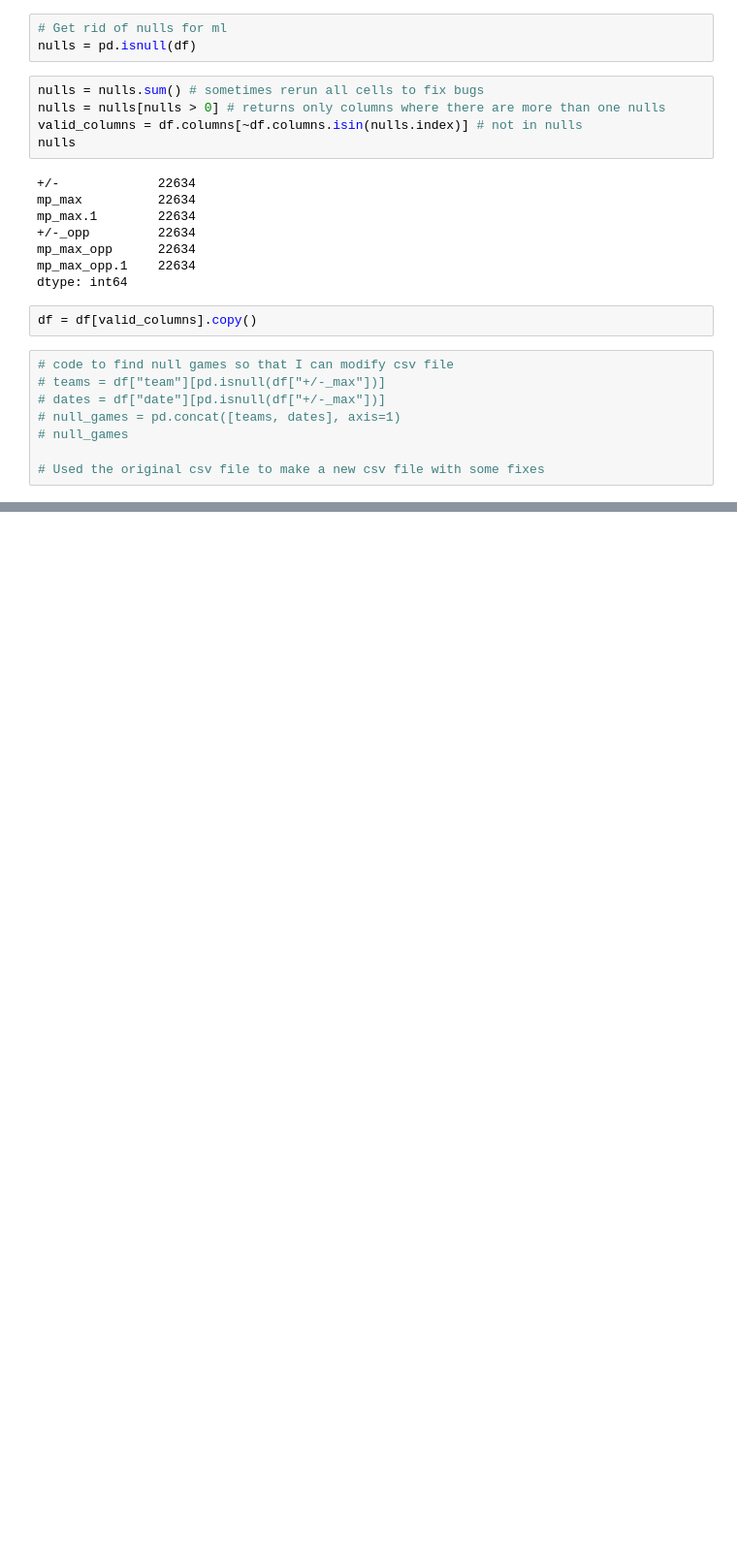
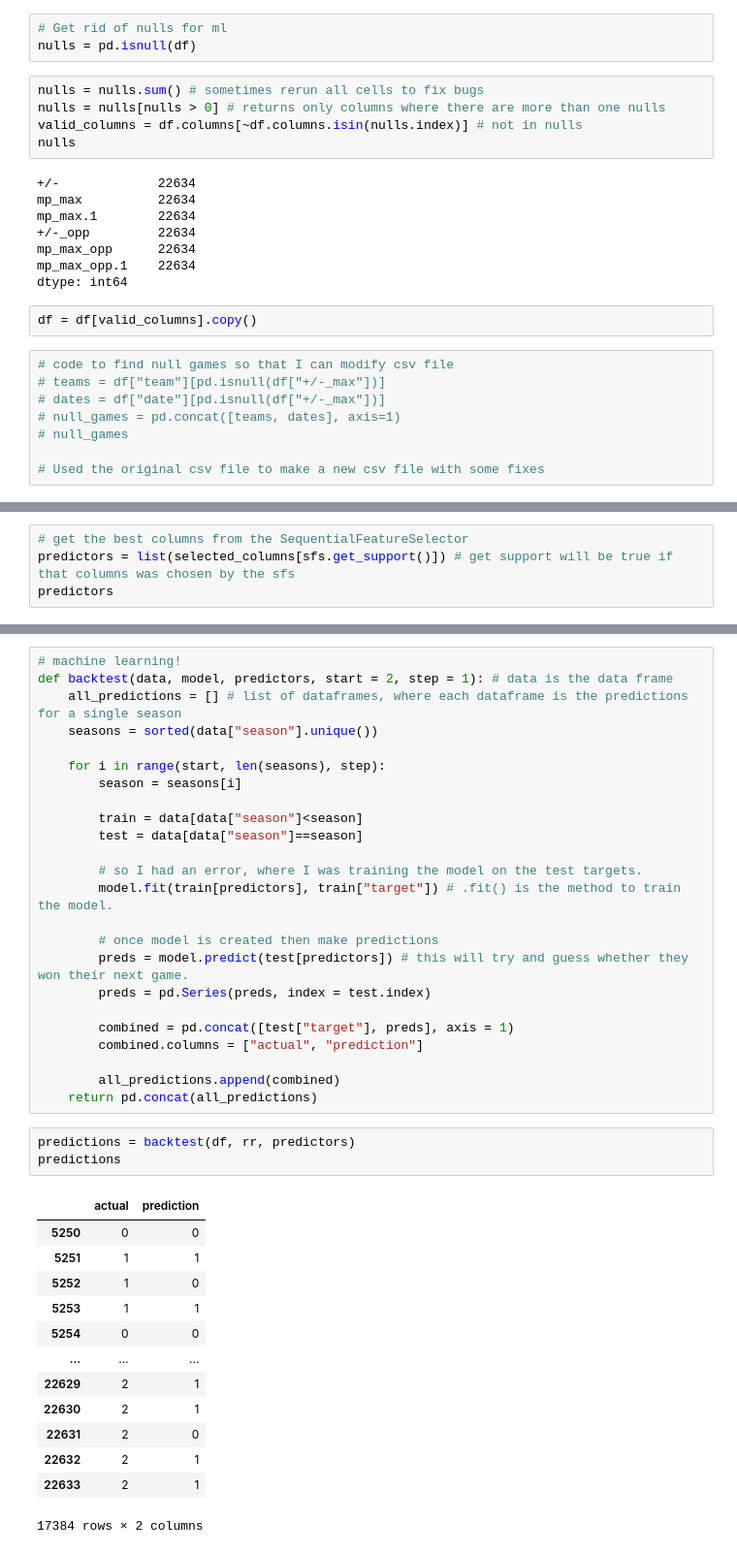
Before and after one commit to neeleshseerapu/NBA, a Jupyter notebook: nba_DataAnalysis/Predicting/nbaPredict.ipynb, the cells around one changed output, grey strips where cells are left out. Shown at 97% size. Cells and saved outputs as stored; diff of their text form; blank space fills up the shorter version.

```diff
--- a/nba_DataAnalysis/Predicting/nbaPredict.ipynb
+++ b/nba_DataAnalysis/Predicting/nbaPredict.ipynb
@@ -138,0 +176,4 @@ df
+# %%
+# get the best columns from the SequentialFeatureSelector
+predictors = list(selected_columns[sfs.get_support()]) # get support will be true if that columns was chosen by the sfs
+predictors
@@ -138,0 +198,41 @@ df
+# %%
+# machine learning!
+def backtest(data, model, predictors, start = 2, step = 1): # data is the data frame
+    all_predictions = [] # list of dataframes, where each dataframe is the predictions for a single season
+    seasons = sorted(data["season"].unique())
+
+    for i in range(start, len(seasons), step):
+        season = seasons[i]
+
+        train = data[data["season"]<season]
+        test = data[data["season"]==season]
+
+        # so I had an error, where I was training the model on the test targets.
+        model.fit(train[predictors], train["target"]) # .fit() is the method to train the model.
+
+        # once model is created then make predictions
+        preds = model.predict(test[predictors]) # this will try and guess whether they won their next game.
+        preds = pd.Series(preds, index = test.index)
+
+        combined = pd.concat([test["target"], preds], axis = 1)
+        combined.columns = ["actual", "prediction"]
+
+        all_predictions.append(combined)
+    return pd.concat(all_predictions)
+# %%
+predictions = backtest(df, rr, predictors)
+predictions
+# %% [output]
+|  | actual | prediction |
+| 5250 | 0 | 0 |
+| 5251 | 1 | 1 |
+| 5252 | 1 | 0 |
+| 5253 | 1 | 1 |
+| 5254 | 0 | 0 |
+| ... | ... | ... |
+| 22629 | 2 | 1 |
+| 22630 | 2 | 1 |
+| 22631 | 2 | 0 |
+| 22632 | 2 | 1 |
+| 22633 | 2 | 1 |
+17384 rows × 2 columns
```
Also changed, not shown: parts of 13 cells of this notebook.
